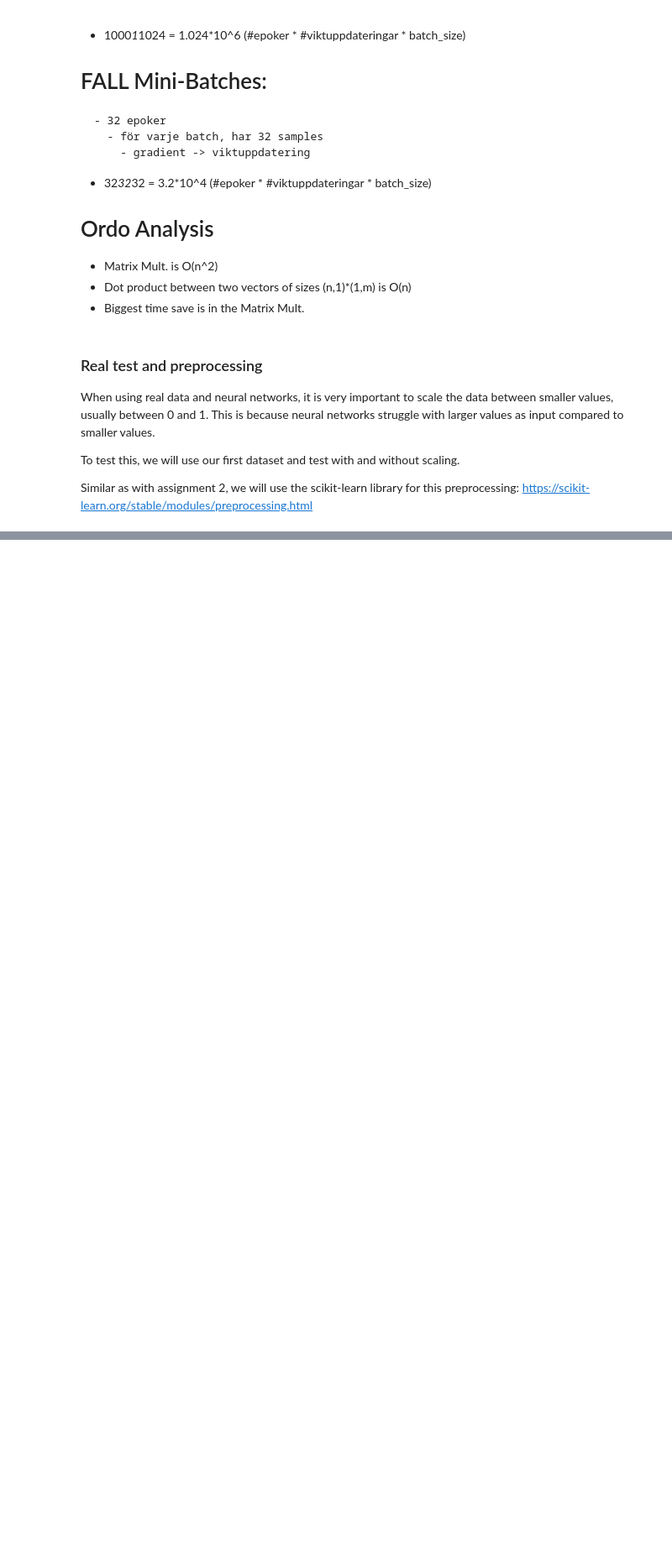
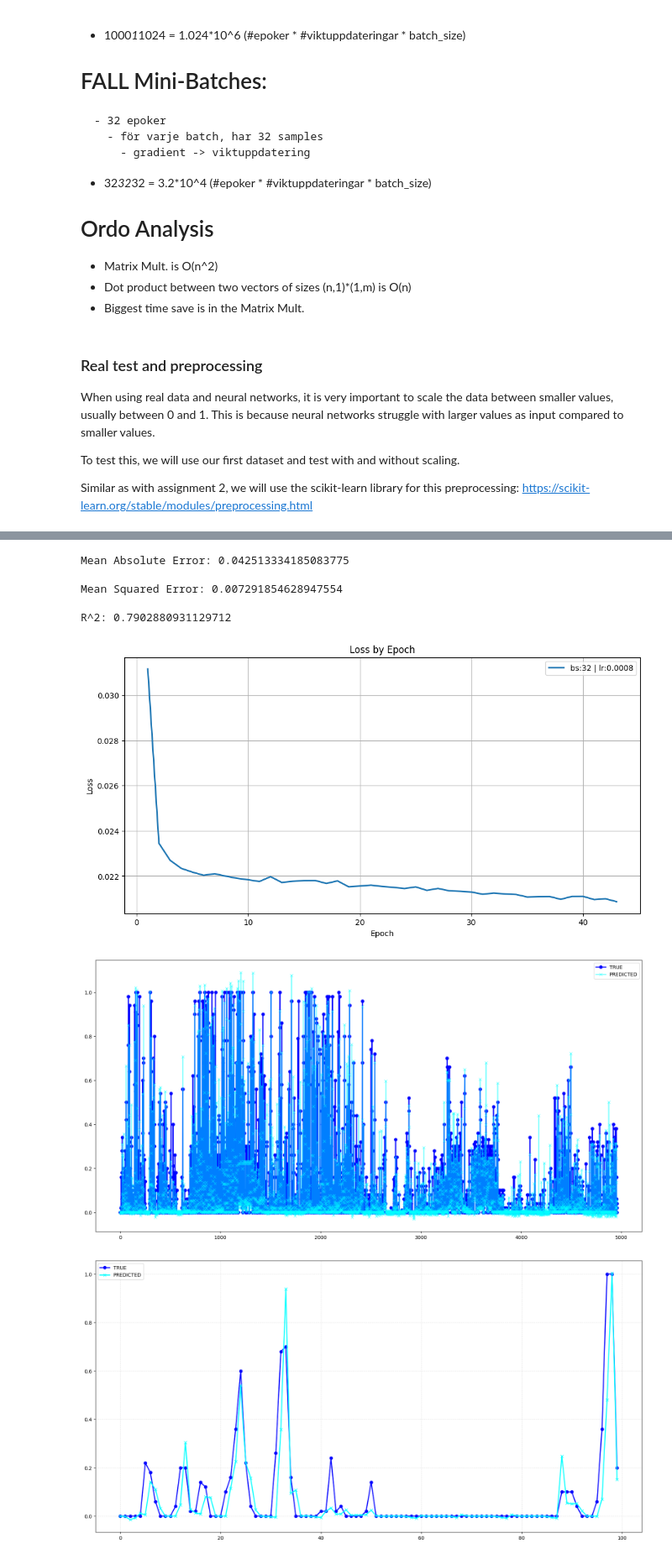
Before and after one commit to mosmar99/Pest-Outbrakes, a Jupyter notebook: nn_reg.ipynb, the cells around one changed output, grey strips where cells are left out. Shown at 84% size. Saved outputs shown, nothing was run; the diff lists cells and outputs as text; code cells hidden in the pictures; blank space fills up the shorter version.

```diff
--- a/nn_reg.ipynb
+++ b/nn_reg.ipynb
@@ -504,0 +562,79 @@ R^2: 0.38433752054431414
+# %%
+import numpy as np
+import pandas as pd
+import matplotlib.pyplot as plt
+from sklearn.metrics import r2_score, mean_squared_error, mean_absolute_error
+
+rows = 13200
+
+batch_size = 32
+epochs = 100
+layer_sizes = 3 * [2*features]
+patience = 8
+learning_rate = 0.0008
+
+folder = 'more_pests'
+X_train = pd.read_csv(f'nn_data/reg/{folder}/X_train.csv').drop(['Unnamed: 0'], axis=1).head(rows - (rows % batch_size))
+y_train = pd.read_csv(f'nn_data/reg/{folder}/y_train.csv').drop(['Unnamed: 0'], axis=1).head(rows - (rows % batch_size))
+X_test = pd.read_csv(f'nn_data/reg/{folder}/X_test.csv').drop(['Unnamed: 0'], axis=1)
+y_test = pd.read_csv(f'nn_data/reg/{folder}/y_test.csv').drop(['Unnamed: 0'], axis=1)
+
+X_train_isna = X_train.isna().any(axis=1)
+X_test_isna = X_test.isna().any(axis=1)
+
+X_train = np.array(X_train[~X_train_isna])
+X_test = np.array(X_test[~X_test_isna])
+y_train = np.array(y_train[~X_train_isna])
+y_test = np.array(y_test[~X_test_isna])
+
+features = pd.read_csv(f'nn_data/reg/{folder}/X_train.csv').drop(['Unnamed: 0'], axis=1).shape[1]
+
+nn = NeuralNet(input_dim=features, output_dim=1, neurons=layer_sizes, loss_function='quantile_loss',  activation_function='gelu', optimizer_type='adam', learning_rate=learning_rate)
+
+losses_by_epoch = nn.train_net(X_train, y_train, epochs=epochs, batch_size=batch_size, use_validation_data=True, patience=patience)[1]
+
+activations = nn.forward(X_test)
+print('\nMean Absolute Error:', mean_absolute_error(y_true=y_test, y_pred=activations))
+print('\nMean Squared Error:', mean_squared_error(y_true=y_test, y_pred=activations))
+print('\nR^2:', r2_score(y_true=y_test, y_pred=activations))
+
+plt.figure(figsize=(12,6))
+plt.plot(np.arange(0, len(losses_by_epoch)+1)[1:], losses_by_epoch, alpha=1, color='tab:blue', lw=2, zorder=2, label=f'bs:{batch_size} | lr:{learning_rate}')
+plt.xlabel('Epoch')
+plt.ylabel('Loss')
+plt.title('Loss by Epoch')
+plt.grid()
+plt.legend()
+plt.show()
+
+plt.figure(figsize=(20,10))
+plt.plot(range(len(y_test)),y_test, color='blue', zorder=1, lw=2, marker='o', label='TRUE')
+plt.plot(range(len(activations)),activations, color='cyan', lw=2, marker='x', label='PREDICTED', alpha=0.5)
+plt.legend()
+plt.show()
+
+plt.figure(figsize=(20,10))
+from_p = 200
+to_p = 300
+plt.plot(range(len(y_test[from_p:to_p])),y_test[from_p:to_p], color='blue', zorder=1, lw=2, marker='o', label='TRUE')
+plt.plot(range(len(activations[from_p:to_p])),activations[from_p:to_p], color='cyan', lw=2, marker='x', label='PREDICTED')
+plt.grid(alpha=.3, ls='--')
+plt.legend()
+plt.show()
+
+plt.figure(figsize=(20,10))
+plt.title('PERFORMANCE')
+plt.scatter(activations, y_test, alpha=1, color='black', marker='x', zorder=2)
+plt.xlabel('PRED')
+plt.ylabel('ACTUAL')
+plt.grid(alpha=.3, ls='--', zorder=1)
+plt.show()
+# %% [output]
+Mean Absolute Error: 0.042513334185083775
+
+Mean Squared Error: 0.007291854628947554
+
+R^2: 0.7902880931129712
+[figure, added]
+[figure, added]
+[figure, added]
```
Also changed, not shown: parts of 26 cells of this notebook, 18 other files.
